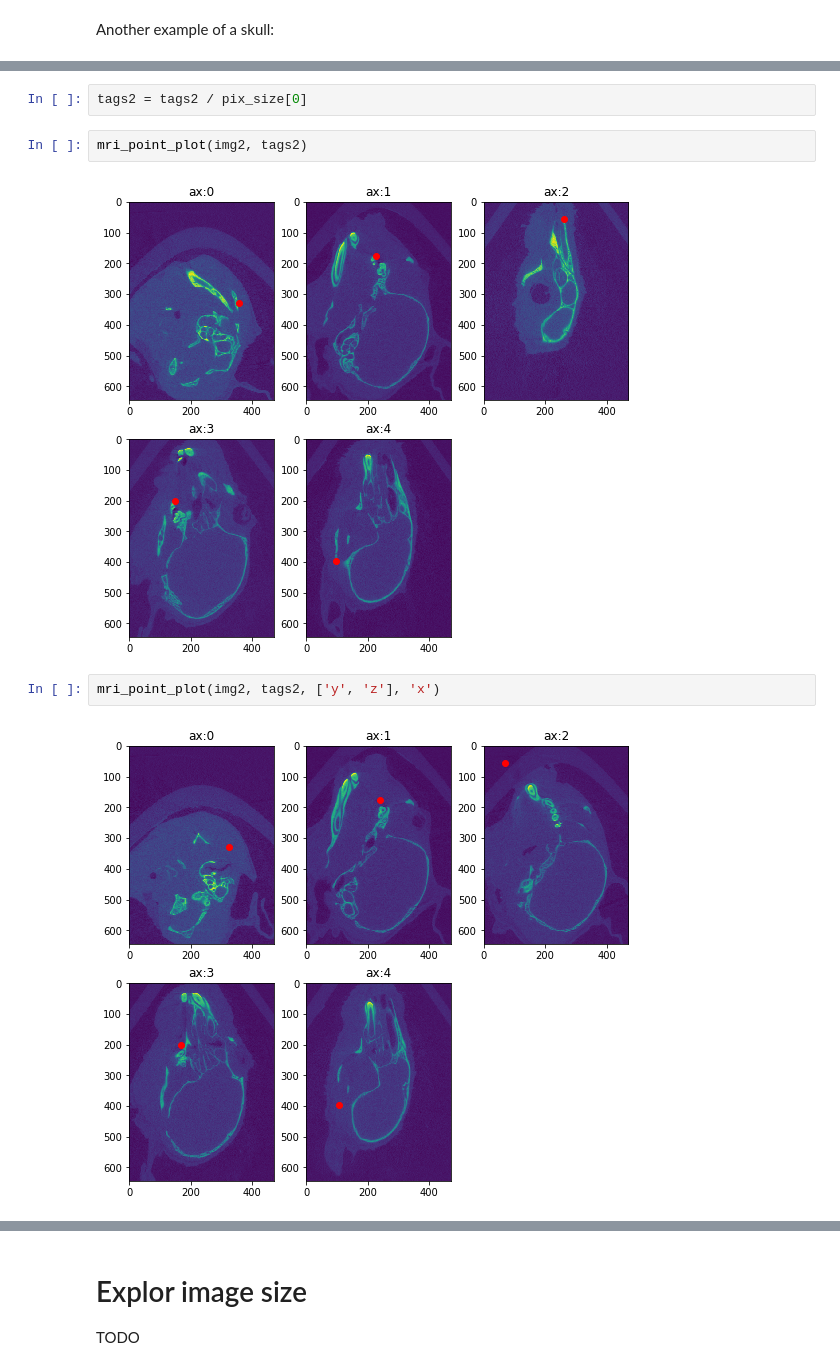
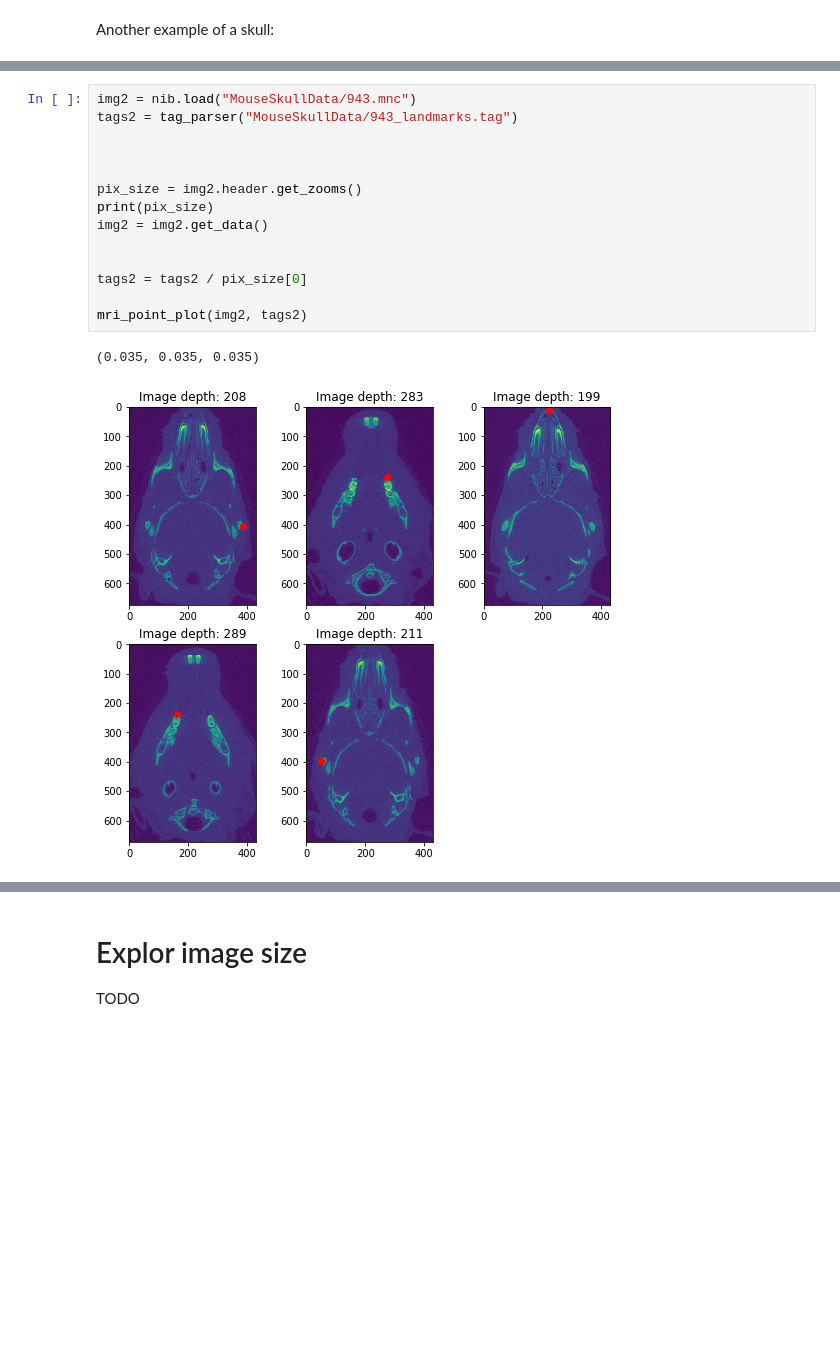
Before and after one commit to 3DLables/3DLabeler, a Jupyter notebook: EDA.ipynb, the cells around one changed output, grey strips where cells are left out. Drawn from its saved outputs; the diff is of its cells as text; blank space fills up the shorter version.

```diff
--- a/EDA.ipynb
+++ b/EDA.ipynb
@@ -153,10 +161,17 @@ img2 = img2.get_data()
-# %%
-tags2 = tags2 / pix_size[0]
-# %%
-mri_point_plot(img2, tags2)
-# %% [output]
-[figure, removed]
-# %%
-mri_point_plot(img2, tags2, ['y', 'z'], 'x')
-# %% [output]
-[figure, removed]
+# %%
+img2 = nib.load("MouseSkullData/943.mnc")
+tags2 = tag_parser("MouseSkullData/943_landmarks.tag")
+
+
+
+pix_size = img2.header.get_zooms()
+print(pix_size)
+img2 = img2.get_data()
+
+
+tags2 = tags2 / pix_size[0]
+
+mri_point_plot(img2, tags2)
+# %% [output]
+(0.035, 0.035, 0.035)
+[figure, added]
```
Also changed, not shown: parts of 12 cells of this notebook.
